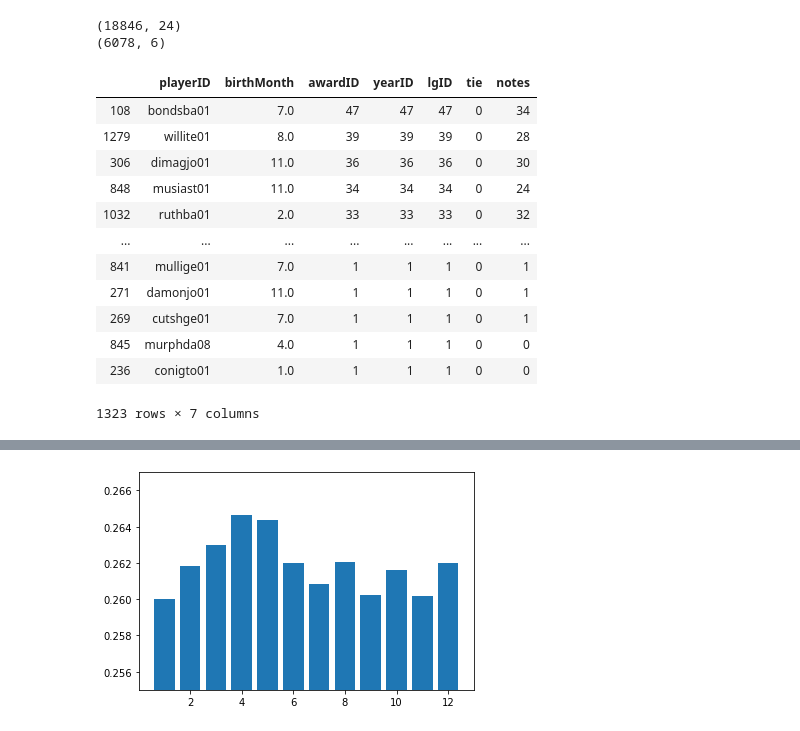
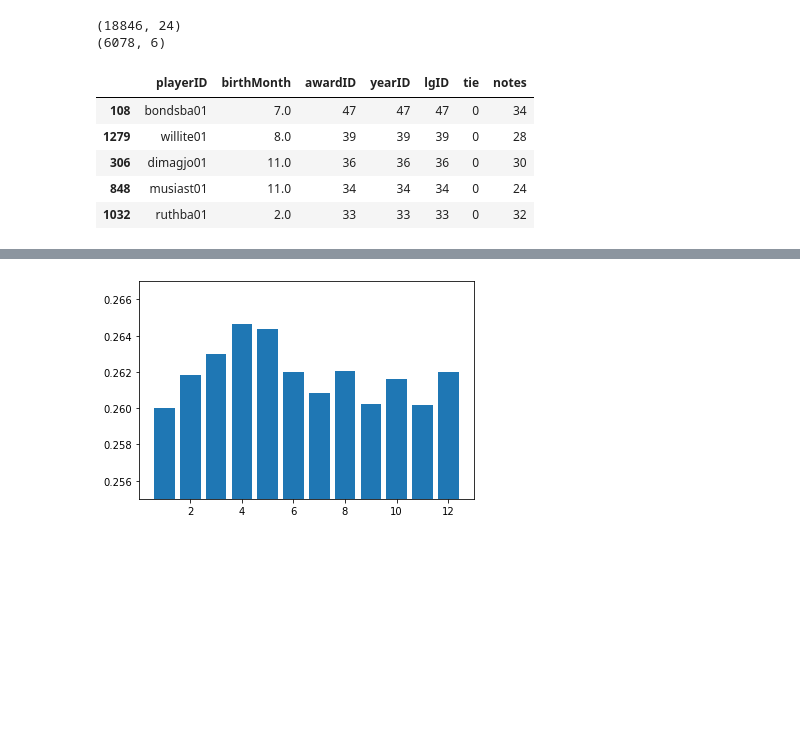
Before and after one commit to mgood13/data_analytics_project1, a Jupyter notebook: Question_2.ipynb, the cells around one changed output, grey strips where cells are left out. Cells and saved outputs as stored; diff of their text form; code cells hidden in the pictures; blank space fills up the shorter version.

```diff
--- a/Question_2.ipynb
+++ b/Question_2.ipynb
@@ -48,21 +41,14 @@ awards_df = awards_df.groupby('playerID').count().sort_values('awardID', ascendi
 # %%
 combined_df = pd.merge(small_df,awards_df,on = 'playerID',how = 'right')
 combined_df = combined_df.sort_values('awardID',ascending = False)
-combined_df
+combined_df.head()
 # %% [output]
 |  | playerID | birthMonth | awardID | yearID | lgID | tie | notes |
 | 108 | bondsba01 | 7.0 | 47 | 47 | 47 | 0 | 34 |
 | 1279 | willite01 | 8.0 | 39 | 39 | 39 | 0 | 28 |
 | 306 | dimagjo01 | 11.0 | 36 | 36 | 36 | 0 | 30 |
 | 848 | musiast01 | 11.0 | 34 | 34 | 34 | 0 | 24 |
 | 1032 | ruthba01 | 2.0 | 33 | 33 | 33 | 0 | 32 |
-| ... | ... | ... | ... | ... | ... | ... | ... |
-| 841 | mullige01 | 7.0 | 1 | 1 | 1 | 0 | 1 |
-| 271 | damonjo01 | 11.0 | 1 | 1 | 1 | 0 | 1 |
-| 269 | cutshge01 | 7.0 | 1 | 1 | 1 | 0 | 1 |
-| 845 | murphda08 | 4.0 | 1 | 1 | 1 | 0 | 0 |
-| 236 | conigto01 | 1.0 | 1 | 1 | 1 | 0 | 0 |
-1323 rows × 7 columns
 # %%
 month_df = combined_df.groupby('birthMonth').sum()
 month_df = month_df.reset_index()
```
Also changed, not shown: parts of 23 cells of this notebook.
